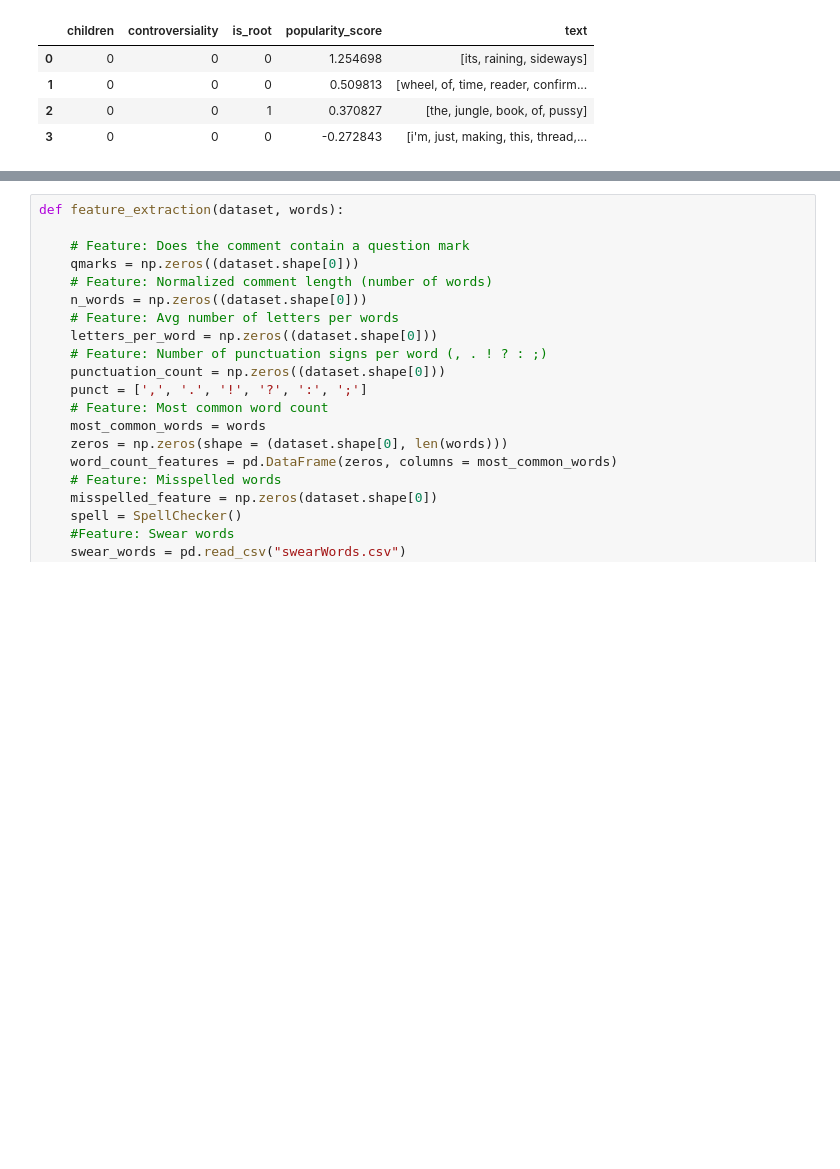
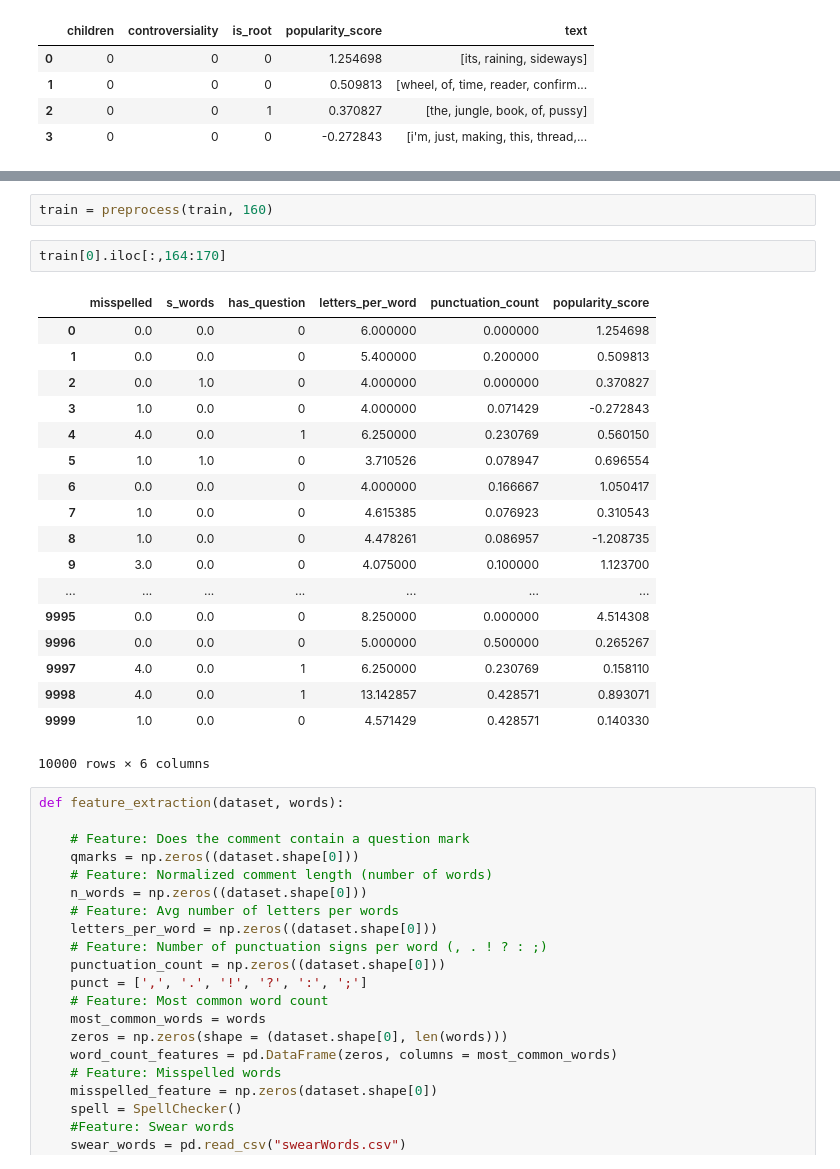
Before and after one commit to jenny-xly-long/AML-Project1, a Jupyter notebook: Project1.ipynb, the cells around one changed output, grey strips where cells are left out. Saved outputs shown, nothing was run; the diff lists cells and outputs as text; blank space fills up the shorter version.

```diff
--- a/Project1.ipynb
+++ b/Project1.ipynb
@@ -125,6 +131,29 @@ def preprocess(dataset, nb_words):
     #Move y value to the end
     dataset = dataset[["bias"] + [c for c in dataset if c not in ["popularity_score","bias"]] + ["popularity_score"]]
     return (dataset, most_common_words)
+# %%
+train = preprocess(train, 160)
+# %%
+train[0].iloc[:,164:170]
+# %% [output]
+|  | misspelled | s_words | has_question | letters_per_word | punctuation_count | popularity_score |
+| 0 | 0.0 | 0.0 | 0 | 6.000000 | 0.000000 | 1.254698 |
+| 1 | 0.0 | 0.0 | 0 | 5.400000 | 0.200000 | 0.509813 |
+| 2 | 0.0 | 1.0 | 0 | 4.000000 | 0.000000 | 0.370827 |
+| 3 | 1.0 | 0.0 | 0 | 4.000000 | 0.071429 | -0.272843 |
+| 4 | 4.0 | 0.0 | 1 | 6.250000 | 0.230769 | 0.560150 |
+| 5 | 1.0 | 1.0 | 0 | 3.710526 | 0.078947 | 0.696554 |
+| 6 | 0.0 | 0.0 | 0 | 4.000000 | 0.166667 | 1.050417 |
+| 7 | 1.0 | 0.0 | 0 | 4.615385 | 0.076923 | 0.310543 |
+| 8 | 1.0 | 0.0 | 0 | 4.478261 | 0.086957 | -1.208735 |
+| 9 | 3.0 | 0.0 | 0 | 4.075000 | 0.100000 | 1.123700 |
+| ... | ... | ... | ... | ... | ... | ... |
+| 9995 | 0.0 | 0.0 | 0 | 8.250000 | 0.000000 | 4.514308 |
+| 9996 | 0.0 | 0.0 | 0 | 5.000000 | 0.500000 | 0.265267 |
+| 9997 | 4.0 | 0.0 | 1 | 6.250000 | 0.230769 | 0.158110 |
+| 9998 | 4.0 | 0.0 | 1 | 13.142857 | 0.428571 | 0.893071 |
+| 9999 | 1.0 | 0.0 | 0 | 4.571429 | 0.428571 | 0.140330 |
+10000 rows × 6 columns
 # %%
 def feature_extraction(dataset, words):
 
```
Also changed, not shown: parts of 9 cells of this notebook, 5 other files.
